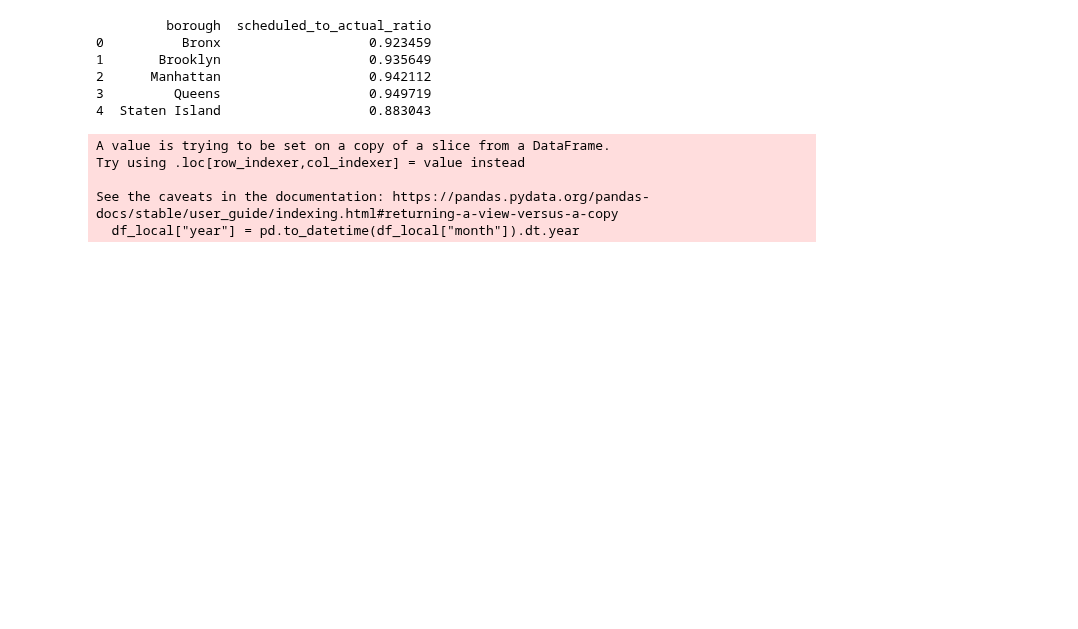
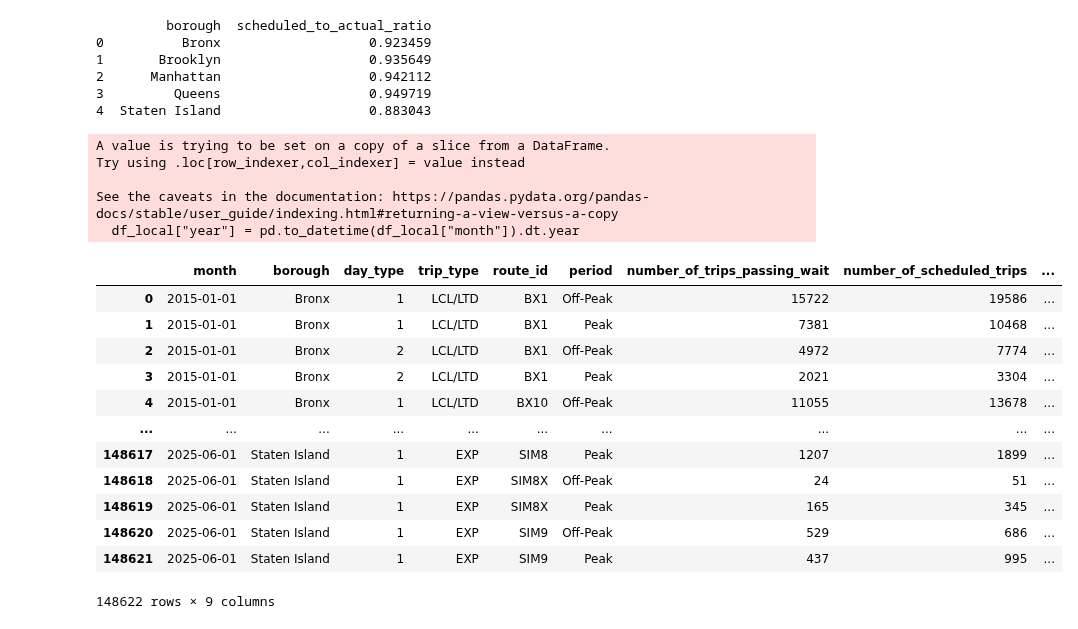
Before and after one commit to djbrown227/fare_evasion, a Jupyter notebook: notebooks/02_data_cleaning.ipynb, the cells around one changed output. Cells and saved outputs as stored; diff of their text form; code cells hidden in the pictures; blank space fills up the shorter version.

```diff
--- a/notebooks/02_data_cleaning.ipynb
+++ b/notebooks/02_data_cleaning.ipynb
@@ -1022,0 +1033,24 @@ See the caveats in the documentation: https://pandas.pydata.org/pandas-docs/stab
+# %%
+# Path to data folder relative to the notebook
+DATA_DIR = os.path.join("..", "data", "raw")
+bus_wait_df_2015 = pd.read_csv(os.path.join(DATA_DIR, "MTA_Bus_Wait_Assessment__2015-2019_20250819.csv"))
+bus_wait_df_2020 = pd.read_csv(os.path.join(DATA_DIR, "MTA_Bus_Wait_Assessment__2020_-_2024_20250819.csv"))
+bus_wait_df_2025 = pd.read_csv(os.path.join(DATA_DIR, "MTA_Bus_Wait_Assessment__Beginning_2025_20250819.csv"))
+# %%
+# Append (stack them vertically)
+df_bus_wait = pd.concat([bus_wait_df_2015, bus_wait_df_2020, bus_wait_df_2025], ignore_index=True)
+df_bus_wait
+# %% [output]
+|  | month | borough | day_type | trip_type | route_id | period | number_of_trips_passing_wait | number_of_scheduled_trips | ... |
+| 0 | 2015-01-01 | Bronx | 1 | LCL/LTD | BX1 | Off-Peak | 15722 | 19586 | ... |
+| 1 | 2015-01-01 | Bronx | 1 | LCL/LTD | BX1 | Peak | 7381 | 10468 | ... |
+| 2 | 2015-01-01 | Bronx | 2 | LCL/LTD | BX1 | Off-Peak | 4972 | 7774 | ... |
+| 3 | 2015-01-01 | Bronx | 2 | LCL/LTD | BX1 | Peak | 2021 | 3304 | ... |
+| 4 | 2015-01-01 | Bronx | 1 | LCL/LTD | BX10 | Off-Peak | 11055 | 13678 | ... |
+| ... | ... | ... | ... | ... | ... | ... | ... | ... | ... |
+| 148617 | 2025-06-01 | Staten Island | 1 | EXP | SIM8 | Peak | 1207 | 1899 | ... |
+| 148618 | 2025-06-01 | Staten Island | 1 | EXP | SIM8X | Off-Peak | 24 | 51 | ... |
+| 148619 | 2025-06-01 | Staten Island | 1 | EXP | SIM8X | Peak | 165 | 345 | ... |
+| 148620 | 2025-06-01 | Staten Island | 1 | EXP | SIM9 | Off-Peak | 529 | 686 | ... |
+| 148621 | 2025-06-01 | Staten Island | 1 | EXP | SIM9 | Peak | 437 | 995 | ... |
+148622 rows × 9 columns
```
Also changed, not shown: parts of 3 cells of this notebook, 3 other files.
